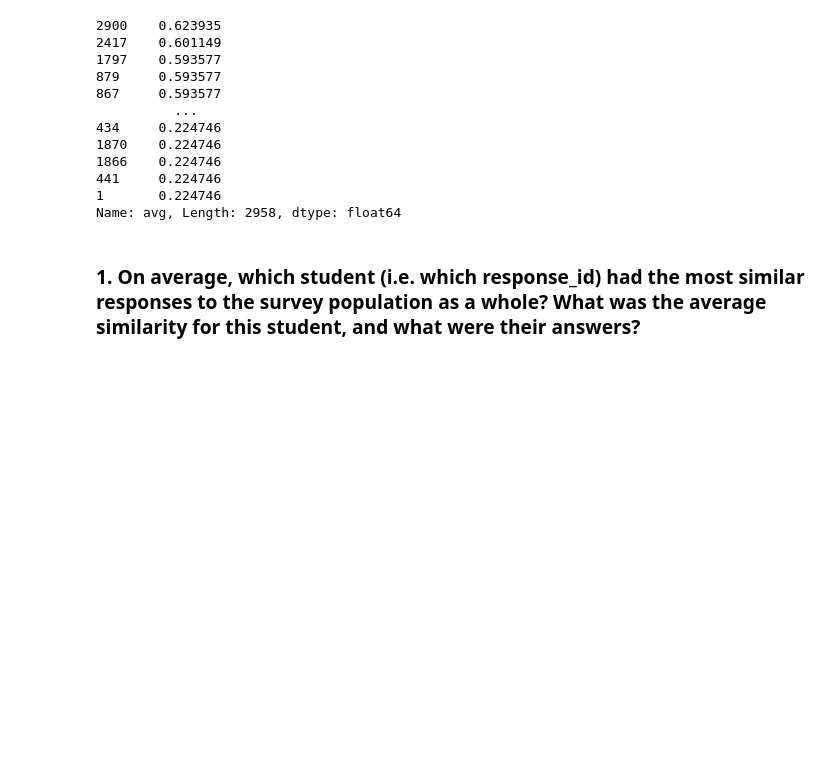
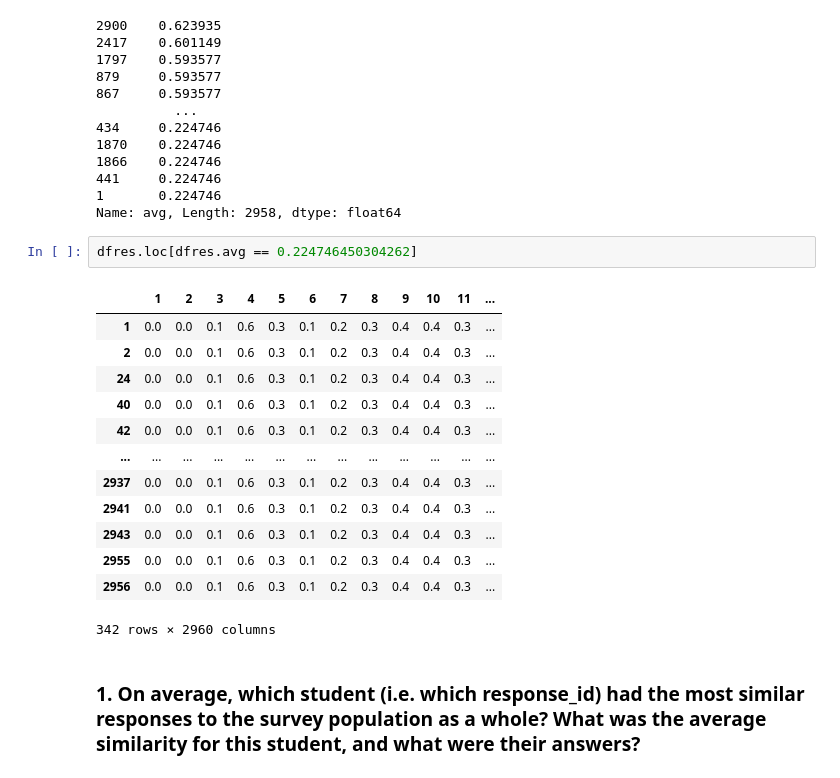
Before and after one commit to thinkful-dsi-grackle/dsi7_student_pair_work, a Jupyter notebook: week09_cluster/1_monday/Day_46_Lecture_2_Assignment_Caesar.ipynb, the cells around one changed output. Saved outputs shown, nothing was run; the diff lists cells and outputs as text; blank space fills up the shorter version.

```diff
--- a/week09_cluster/1_monday/Day_46_Lecture_2_Assignment_Caesar.ipynb
+++ b/week09_cluster/1_monday/Day_46_Lecture_2_Assignment_Caesar.ipynb
@@ -168,6 +168,22 @@ dfres['avg'].sort_values(ascending=False)
 441     0.224746
 1       0.224746
 Name: avg, Length: 2958, dtype: float64
+# %%
+dfres.loc[dfres.avg == 0.224746450304262]
+# %% [output]
+|  | 1 | 2 | 3 | 4 | 5 | 6 | 7 | 8 | 9 | 10 | 11 | ... |
+| 1 | 0.0 | 0.0 | 0.1 | 0.6 | 0.3 | 0.1 | 0.2 | 0.3 | 0.4 | 0.4 | 0.3 | ... |
+| 2 | 0.0 | 0.0 | 0.1 | 0.6 | 0.3 | 0.1 | 0.2 | 0.3 | 0.4 | 0.4 | 0.3 | ... |
+| 24 | 0.0 | 0.0 | 0.1 | 0.6 | 0.3 | 0.1 | 0.2 | 0.3 | 0.4 | 0.4 | 0.3 | ... |
+| 40 | 0.0 | 0.0 | 0.1 | 0.6 | 0.3 | 0.1 | 0.2 | 0.3 | 0.4 | 0.4 | 0.3 | ... |
+| 42 | 0.0 | 0.0 | 0.1 | 0.6 | 0.3 | 0.1 | 0.2 | 0.3 | 0.4 | 0.4 | 0.3 | ... |
+| ... | ... | ... | ... | ... | ... | ... | ... | ... | ... | ... | ... | ... |
+| 2937 | 0.0 | 0.0 | 0.1 | 0.6 | 0.3 | 0.1 | 0.2 | 0.3 | 0.4 | 0.4 | 0.3 | ... |
+| 2941 | 0.0 | 0.0 | 0.1 | 0.6 | 0.3 | 0.1 | 0.2 | 0.3 | 0.4 | 0.4 | 0.3 | ... |
+| 2943 | 0.0 | 0.0 | 0.1 | 0.6 | 0.3 | 0.1 | 0.2 | 0.3 | 0.4 | 0.4 | 0.3 | ... |
+| 2955 | 0.0 | 0.0 | 0.1 | 0.6 | 0.3 | 0.1 | 0.2 | 0.3 | 0.4 | 0.4 | 0.3 | ... |
+| 2956 | 0.0 | 0.0 | 0.1 | 0.6 | 0.3 | 0.1 | 0.2 | 0.3 | 0.4 | 0.4 | 0.3 | ... |
+342 rows × 2960 columns
 # %% [markdown]
 ### 1. On average, which student (i.e. which response_id) had the most similar responses to the survey population as a whole? What was the average similarity for this student, and what were their answers?
 # %%
```
Also changed, not shown: parts of 2 cells of this notebook.
